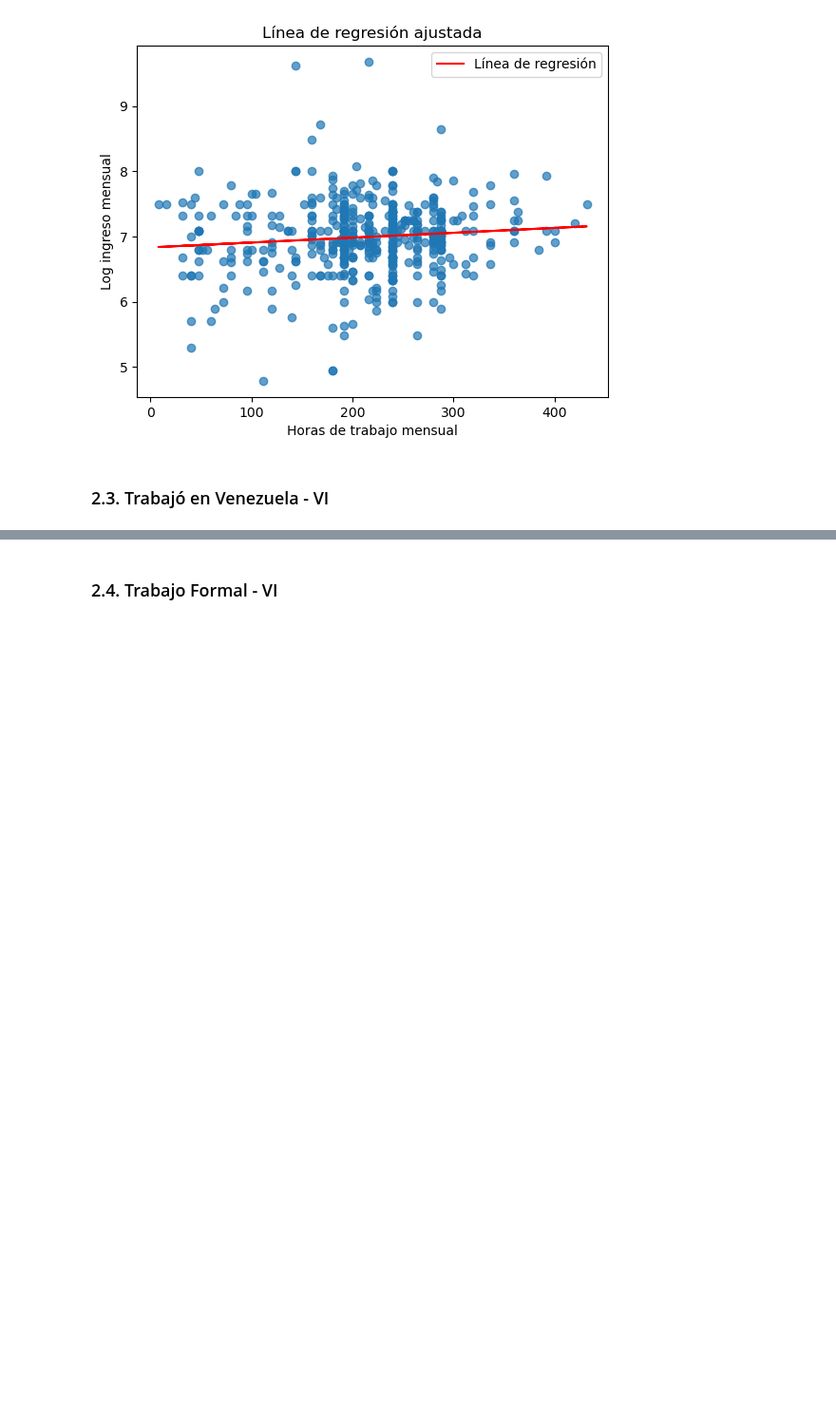
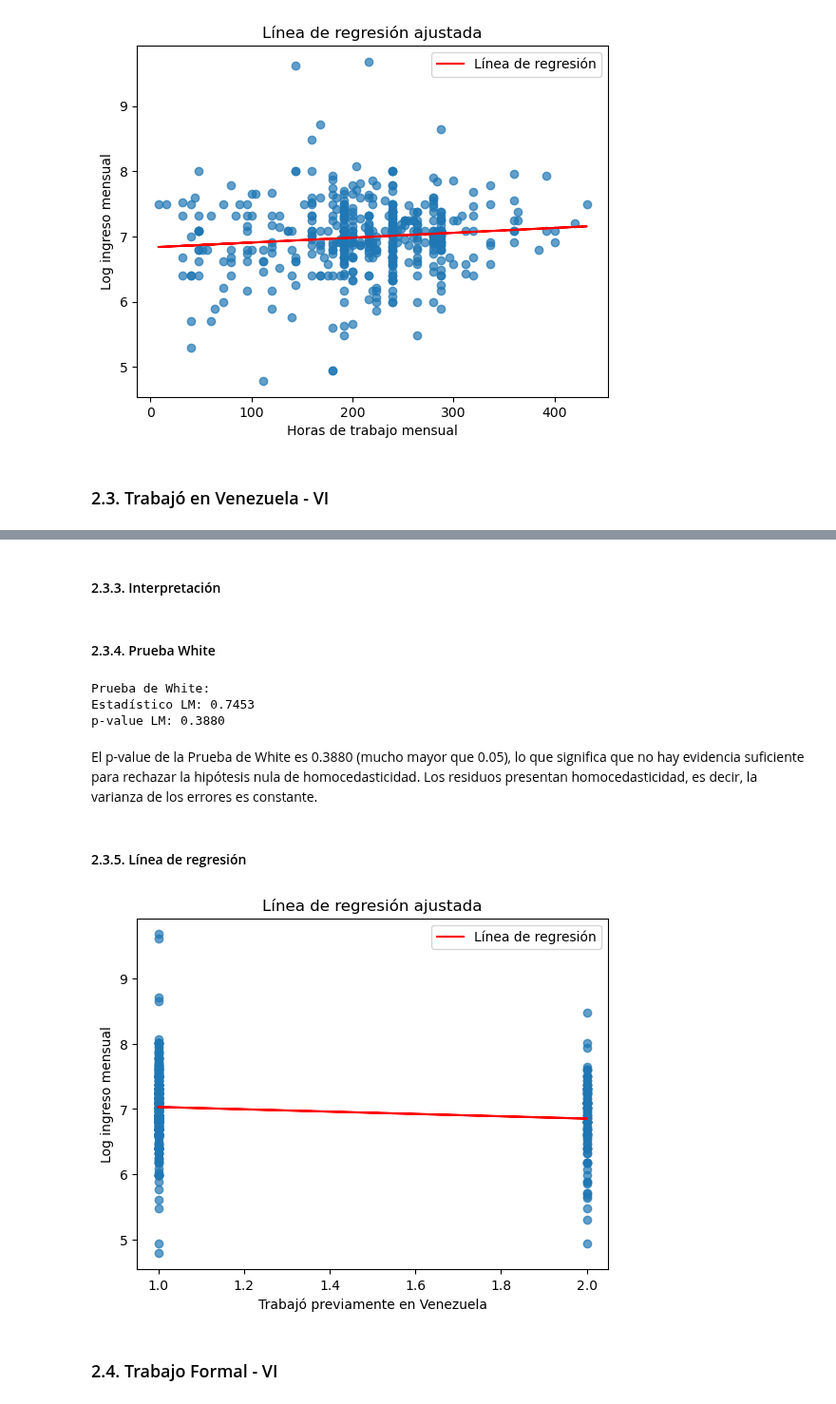
Before and after one commit to romloayza/econometria_tarea1, a Jupyter notebook: Tarea2_actualizado.ipynb, the cells around one changed output, grey strips where cells are left out. Shown at 95% size. Cells and saved outputs as stored; diff of their text form; code cells hidden in the pictures; blank space fills up the shorter version.

```diff
--- a/Tarea2_actualizado.ipynb
+++ b/Tarea2_actualizado.ipynb
@@ -360,0 +387,6 @@ plt.show()
+# %%
+X = sm.add_constant(venezolanos['trabajo_venezuela'])  # Agregar una constante para el intercepto
+y = venezolanos['log_ingreso_mensual']
+model3 = sm.OLS(y, X).fit()
+y_pred = model3.predict(X)
+print(model3.summary())
@@ -361,2 +411,32 @@ plt.show()
+# %% [markdown]
+#### 2.3.3. Interpretación
+# %% [markdown]
+#### 2.3.4. Prueba White
+# %%
+residuos = model3.resid
+
+# Prueba de White
+white_test = het_white(residuos, X)
+print("\nPrueba de White:")
+print(f"Estadístico LM: {white_test[0]:.4f}")
+print(f"p-value LM: {white_test[1]:.4f}")
+# %% [output]
+Prueba de White:
+Estadístico LM: 0.7453
+p-value LM: 0.3880
+# %% [markdown]
+El p-value de la Prueba de White es 0.3880 (mucho mayor que 0.05), lo que significa que no hay evidencia suficiente para rechazar la hipótesis nula de homocedasticidad. Los residuos presentan homocedasticidad, es decir, la varianza de los errores es constante.
+# %% [markdown]
+#### 2.3.5. Línea de regresión
+# %%
+plt.scatter(venezolanos['trabajo_venezuela'], venezolanos['log_ingreso_mensual'], alpha=0.7)
+plt.plot(venezolanos['trabajo_venezuela'], y_pred, color='red', label='Línea de regresión')
+plt.title('Línea de regresión ajustada')
+plt.xlabel('Trabajó previamente en Venezuela')
+plt.ylabel('Log ingreso mensual')
+plt.legend()
+plt.show()
+# %% [output]
+[figure, added]
 # %% [markdown]
 ### 2.4. Trabajo Formal - VI
```
Also changed, not shown: parts of 28 cells of this notebook, 1 other file.
